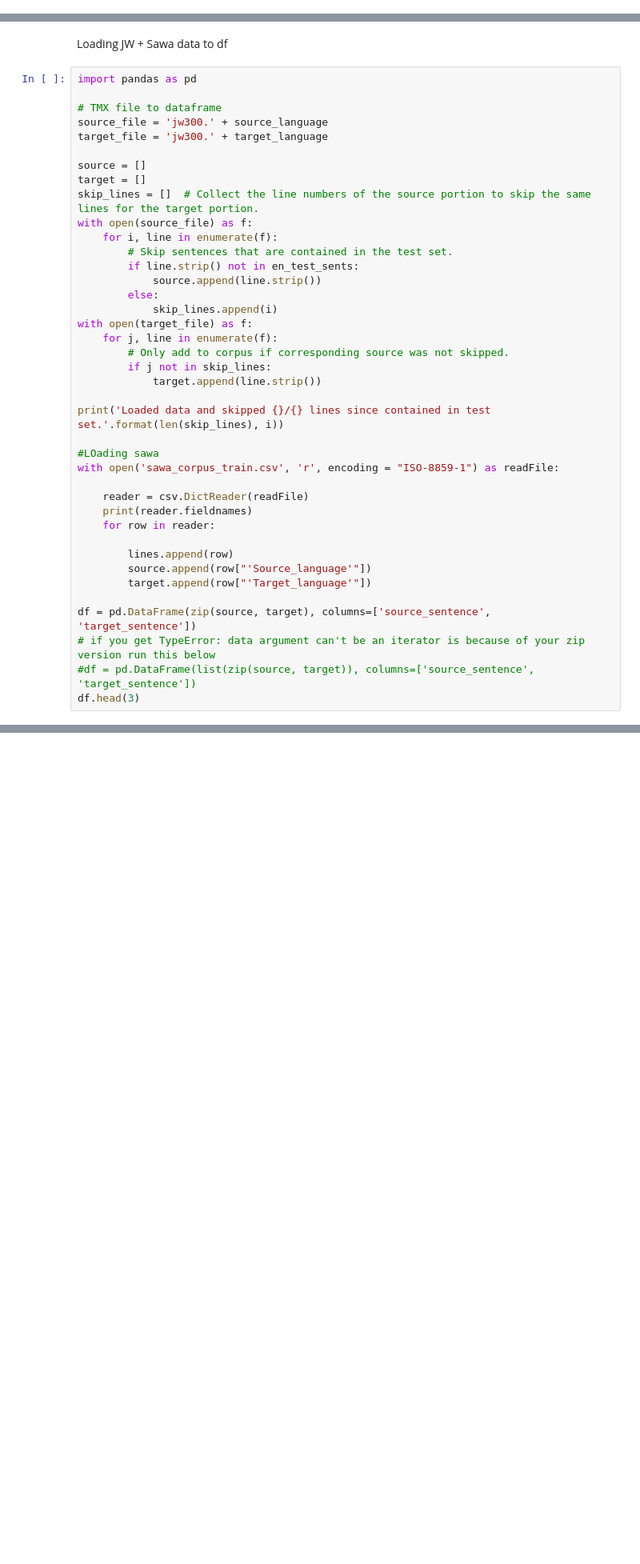
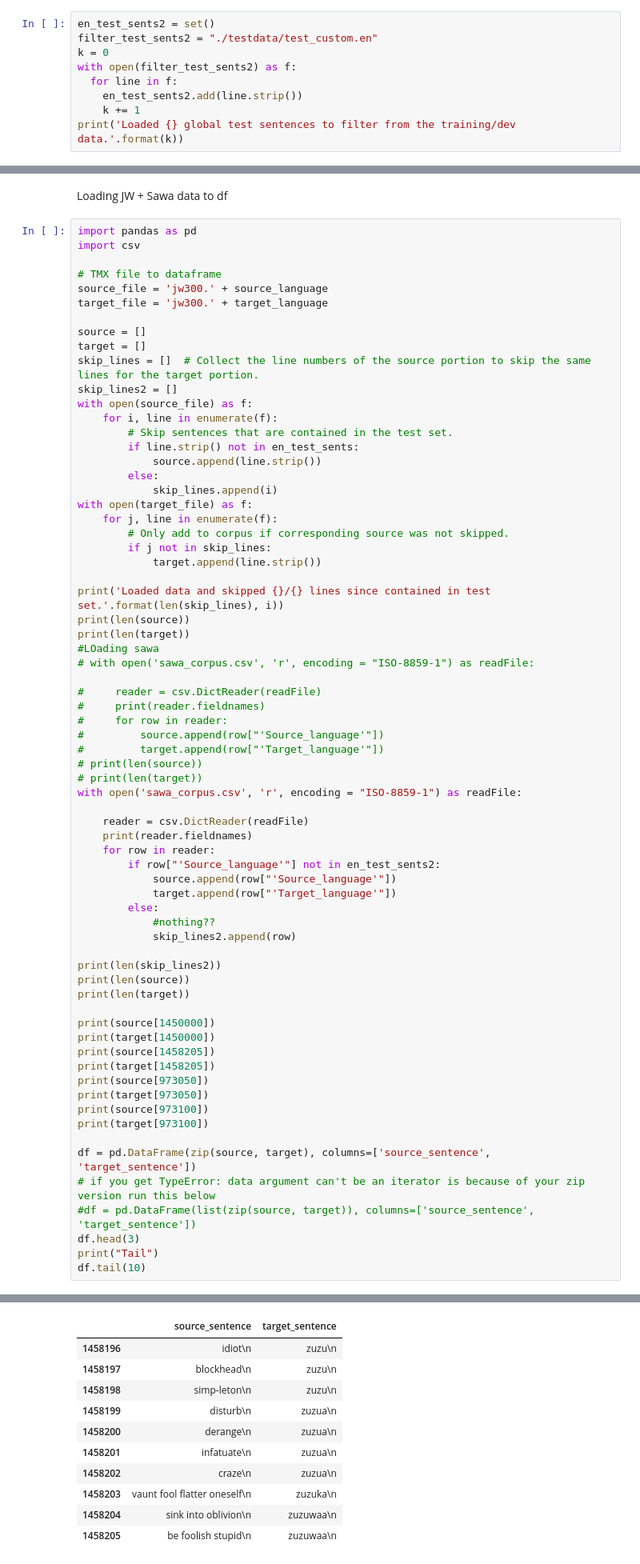
Before and after one commit to Freshia/sawa_jw_MT, a Jupyter notebook: SawaJw_Notebook.ipynb, the cells around one changed output, grey strips where cells are left out. Shown at 80% size. Saved outputs shown, nothing was run; the diff lists cells and outputs as text; blank space fills up the shorter version.

Commit message:
Fine tuned for training

```diff
--- a/SawaJw_Notebook.ipynb
+++ b/SawaJw_Notebook.ipynb
@@ -65,3 +95,12 @@ with open(filter_test_sents) as f:
 print('Loaded {} global test sentences to filter from the training/dev data.'.format(j))
 # %% [output]
 Loaded 3571 global test sentences to filter from the training/dev data.
+# %%
+en_test_sents2 = set()
+filter_test_sents2 = "./testdata/test_custom.en"
+k = 0
+with open(filter_test_sents2) as f:
+  for line in f:
+    en_test_sents2.add(line.strip())
+    k += 1
+print('Loaded {} global test sentences to filter from the training/dev data.'.format(k))
@@ -69,6 +110,7 @@ Loaded 3571 global test sentences to filter from the training/dev data.
 Loading JW + Sawa data to df
 # %%
 import pandas as pd
+import csv
 
 # TMX file to dataframe
 source_file = 'jw300.' + source_language
@@ -77,6 +119,7 @@ target_file = 'jw300.' + target_language
 source = []
 target = []
 skip_lines = []  # Collect the line numbers of the source portion to skip the same lines for the target portion.
+skip_lines2 = []
 with open(source_file) as f:
     for i, line in enumerate(f):
         # Skip sentences that are contained in the test set.
@@ -91,19 +134,47 @@ with open(target_file) as f:
             target.append(line.strip())
 
 print('Loaded data and skipped {}/{} lines since contained in test set.'.format(len(skip_lines), i))
+print(len(source))
+print(len(target))
+#LOading sawa
+# with open('sawa_corpus.csv', 'r', encoding = "ISO-8859-1") as readFile:
 
-#LOading sawa
-with open('sawa_corpus_train.csv', 'r', encoding = "ISO-8859-1") as readFile:
+#     reader = csv.DictReader(readFile)
+#     print(reader.fieldnames)
+#     for row in reader:
+#         source.append(row["'Source_language'"])
+#         target.append(row["'Target_language'"])
+# print(len(source))
+# print(len(target))
+with open('sawa_corpus.csv', 'r', encoding = "ISO-8859-1") as readFile:
 
     reader = csv.DictReader(readFile)
     print(reader.fieldnames)
     for row in reader:
+        if row["'Source_language'"] not in en_test_sents2:
+            source.append(row["'Source_language'"])
+            target.append(row["'Target_language'"])
+        else:
+            #nothing??
+            skip_lines2.append(row)
 
-        lines.append(row)
-        source.append(row["'Source_language'"])
-        target.append(row["'Target_language'"])
+print(len(skip_lines2))
+print(len(source))
+print(len(target))
+
+print(source[1450000])
+print(target[1450000])
+print(source[1458205])
+print(target[1458205])
+print(source[973050])
+print(target[973050])
+print(source[973100])
+print(target[973100])
 
 df = pd.DataFrame(zip(source, target), columns=['source_sentence', 'target_sentence'])
 # if you get TypeError: data argument can't be an iterator is because of your zip version run this below
 #df = pd.DataFrame(list(zip(source, target)), columns=['source_sentence', 'target_sentence'])
 df.head(3)
+print("Tail")
+df.tail(10)
+# %% [output]
@@ -110,3 +198,14 @@ df.head(3)
+|  | source_sentence | target_sentence |
+| 1458196 | idiot\n | zuzu\n |
+| 1458197 | blockhead\n | zuzu\n |
+| 1458198 | simp-leton\n | zuzu\n |
+| 1458199 | disturb\n | zuzua\n |
+| 1458200 | derange\n | zuzua\n |
+| 1458201 | infatuate\n | zuzua\n |
+| 1458202 | craze\n | zuzua\n |
+| 1458203 | vaunt fool flatter oneself\n | zuzuka\n |
+| 1458204 | sink into oblivion\n | zuzuwaa\n |
+| 1458205 | be foolish stupid\n | zuzuwaa\n |
 # %% [markdown]
 Pre-processing and export
 It is generally a good idea to remove duplicate translations and conflicting translations from the corpus. In practice, these public corpora include some number of these that need to be cleaned.
```
Also changed, not shown: parts of 17 cells of this notebook.
